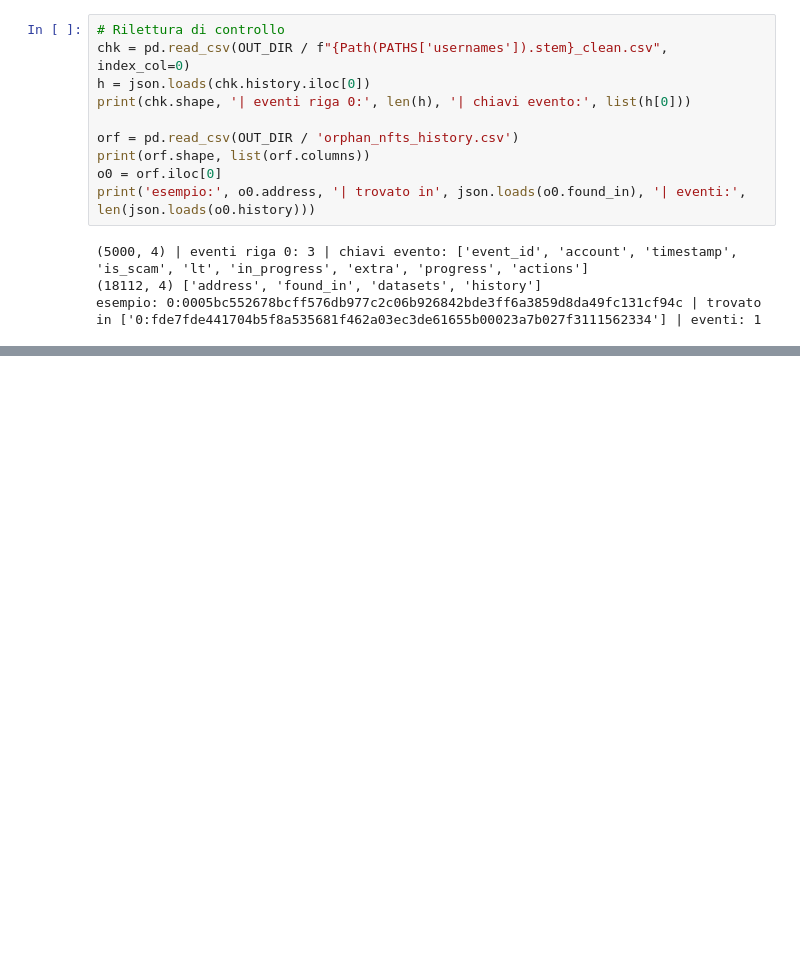
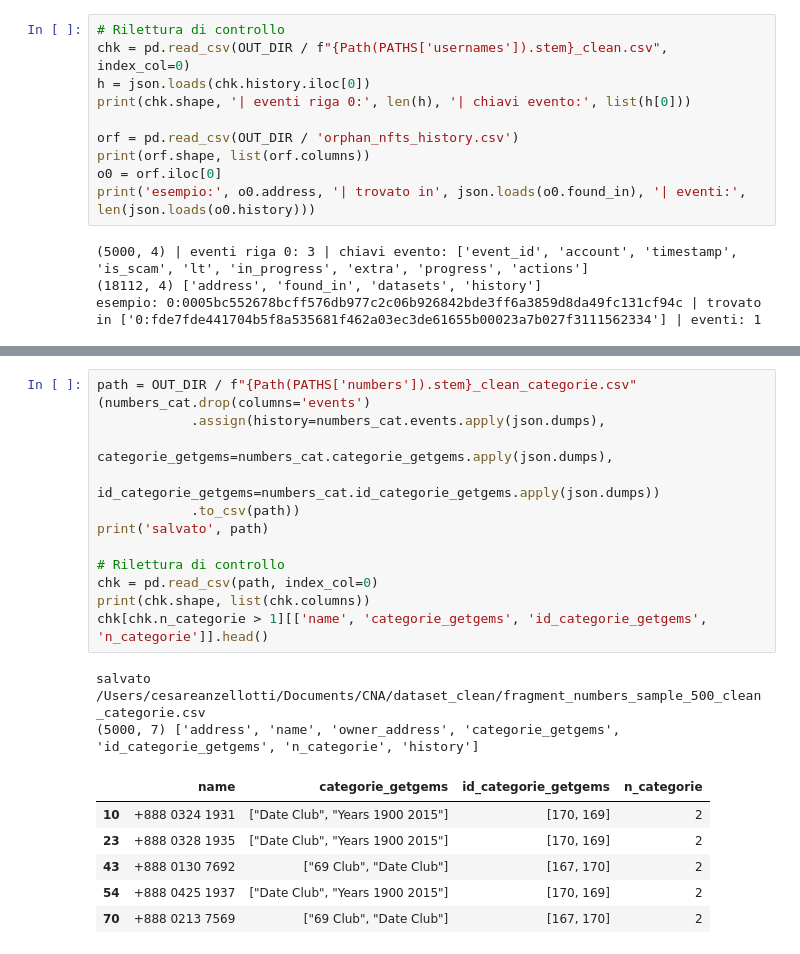
Before and after one commit to Cesare0356/CNA, a Jupyter notebook: pulizia_history.ipynb, the cells around one changed output, grey strips where cells are left out. Cells and saved outputs as stored; diff of their text form; blank space fills up the shorter version.

```diff
--- a/pulizia_history.ipynb
+++ b/pulizia_history.ipynb
@@ -590,0 +779,22 @@ esempio: 0:0005bc552678bcff576db977c2c06b926842bde3ff6a3859d8da49fc131cf94c | tr
+# %%
+path = OUT_DIR / f"{Path(PATHS['numbers']).stem}_clean_categorie.csv"
+(numbers_cat.drop(columns='events')
+            .assign(history=numbers_cat.events.apply(json.dumps),
+                    categorie_getgems=numbers_cat.categorie_getgems.apply(json.dumps),
+                    id_categorie_getgems=numbers_cat.id_categorie_getgems.apply(json.dumps))
+            .to_csv(path))
+print('salvato', path)
+
+# Rilettura di controllo
+chk = pd.read_csv(path, index_col=0)
+print(chk.shape, list(chk.columns))
+chk[chk.n_categorie > 1][['name', 'categorie_getgems', 'id_categorie_getgems', 'n_categorie']].head()
+# %% [output]
+salvato /Users/cesareanzellotti/Documents/CNA/dataset_clean/fragment_numbers_sample_500_clean_categorie.csv
+(5000, 7) ['address', 'name', 'owner_address', 'categorie_getgems', 'id_categorie_getgems', 'n_categorie', 'history']
+|  | name | categorie_getgems | id_categorie_getgems | n_categorie |
+| 10 | +888 0324 1931 | ["Date Club", "Years 1900 2015"] | [170, 169] | 2 |
+| 23 | +888 0328 1935 | ["Date Club", "Years 1900 2015"] | [170, 169] | 2 |
+| 43 | +888 0130 7692 | ["69 Club", "Date Club"] | [167, 170] | 2 |
+| 54 | +888 0425 1937 | ["Date Club", "Years 1900 2015"] | [170, 169] | 2 |
+| 70 | +888 0213 7569 | ["69 Club", "Date Club"] | [167, 170] | 2 |
```
Also changed, not shown: parts of 7 cells of this notebook.
